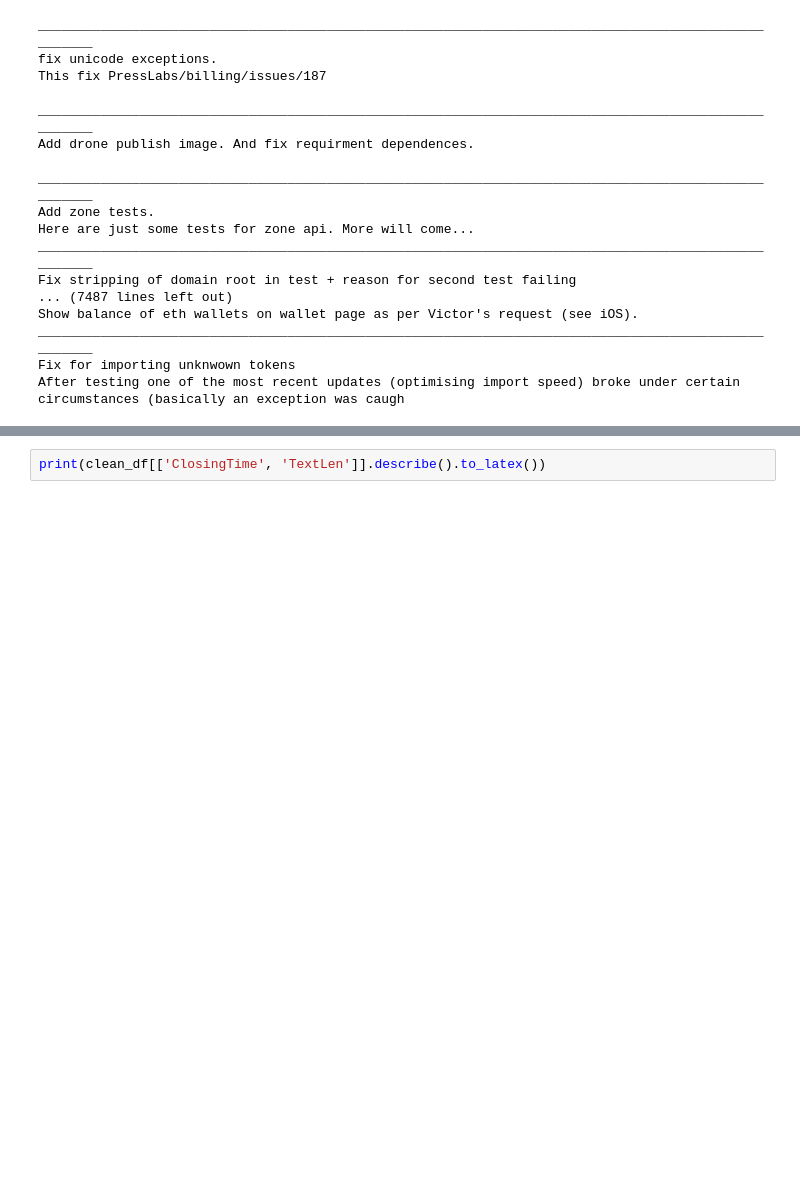
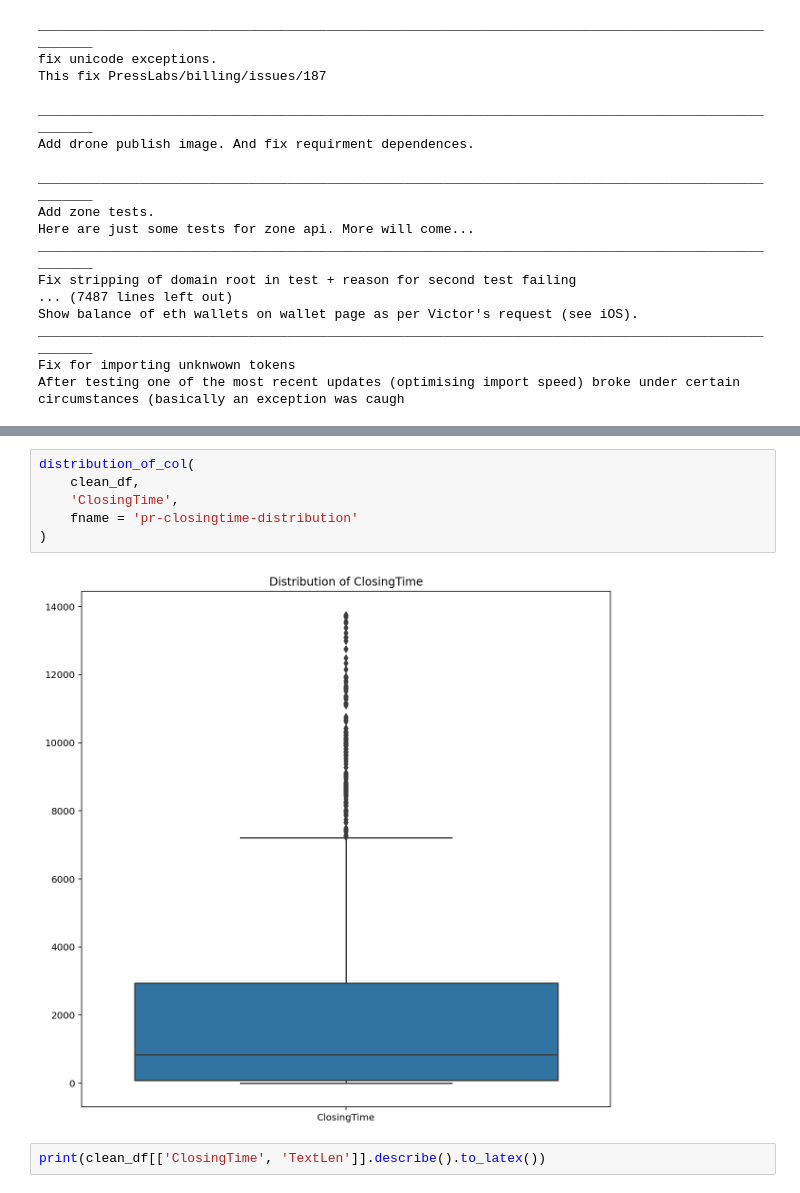
Before and after one commit to TiredFalcon/readse-pull-requests, a Jupyter notebook: Get_PRs_Texts_And_Clean.ipynb, the cells around one changed output, grey strips where cells are left out. Cells and saved outputs as stored; diff of their text form; blank space fills up the shorter version.

```diff
--- a/Get_PRs_Texts_And_Clean.ipynb
+++ b/Get_PRs_Texts_And_Clean.ipynb
@@ -222,3 +220,11 @@ distribution_of_col(textlen_df, '')
+# %%
+distribution_of_col(
+    clean_df,
+    'ClosingTime',
+    fname = 'pr-closingtime-distribution'
+)
+# %% [output]
+[figure, added]
 # %%
 print(clean_df[['ClosingTime', 'TextLen']].describe().to_latex())
 # %% [output]
```
Also changed, not shown: parts of 4 cells of this notebook, 2 other files.
